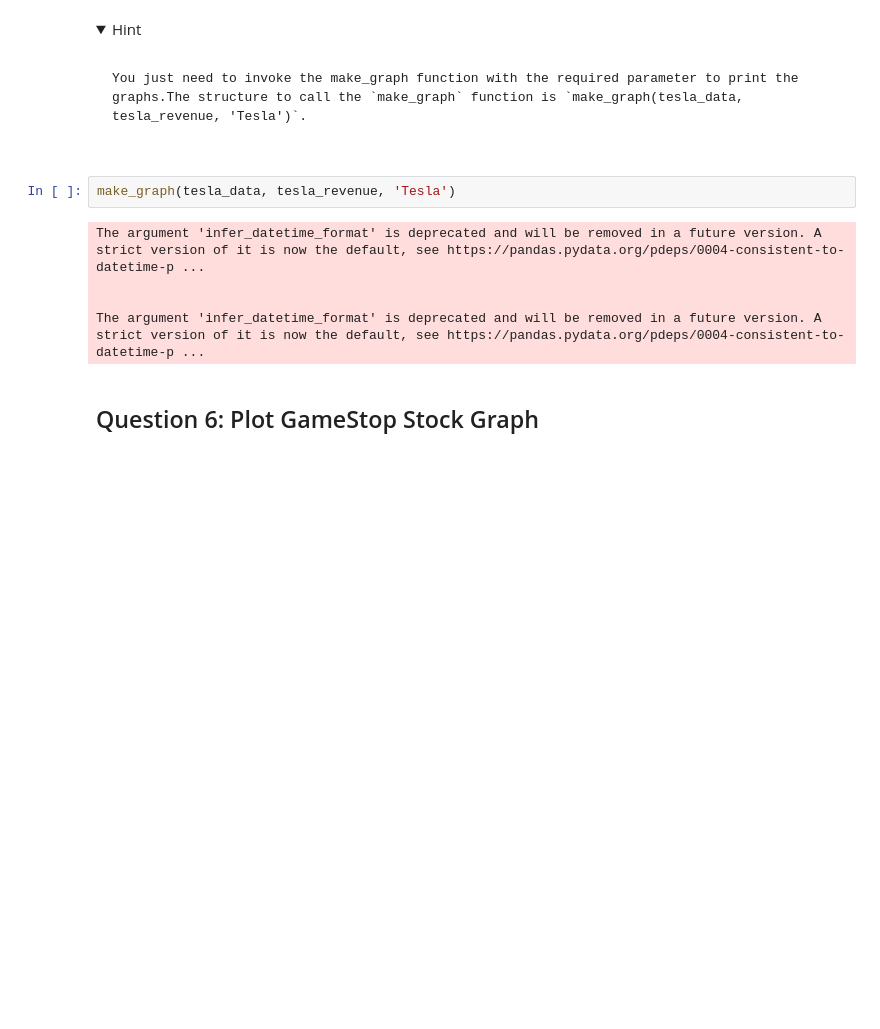
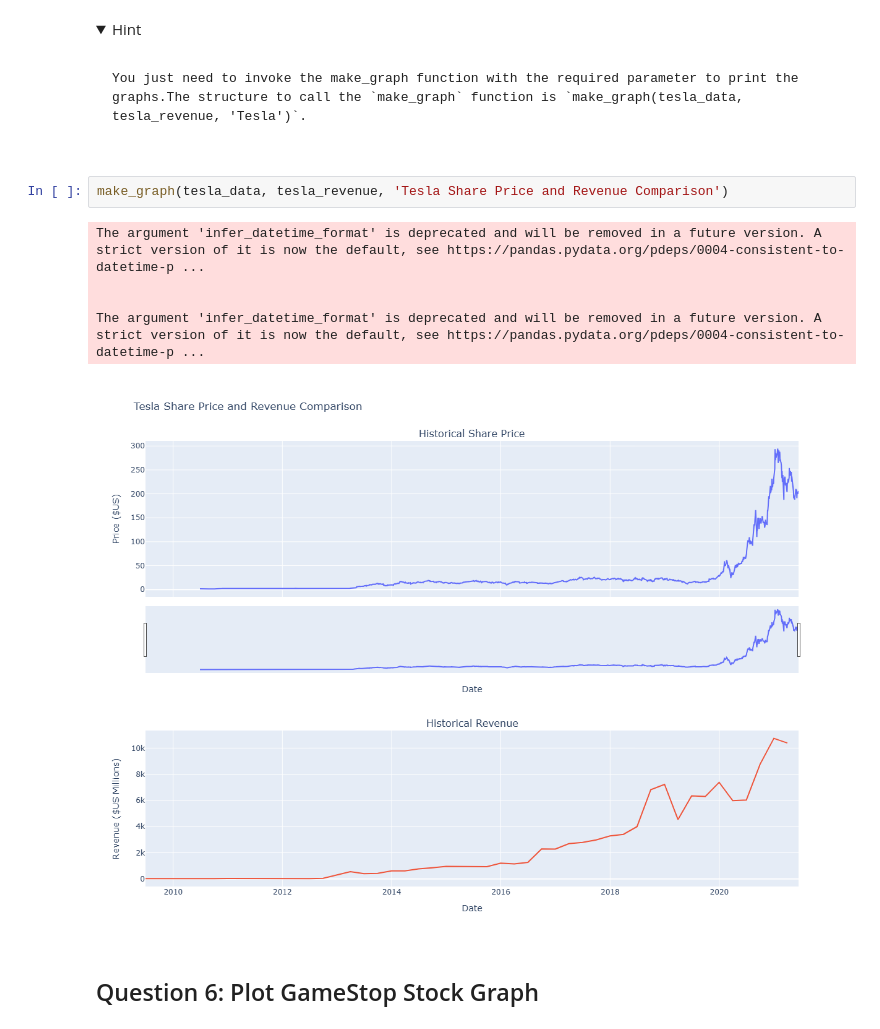
Before and after one commit to AGasconAfriat/stocks_python_project, a Jupyter notebook: Final Assignment.ipynb, the cells around one changed output. Cells and saved outputs as stored; diff of their text form; folded sections open; blank space fills up the shorter version.

Commit message:
New version, with graphics

```diff
--- a/Final Assignment.ipynb
+++ b/Final Assignment.ipynb
@@ -275,12 +275,13 @@ You just need to invoke the make_graph function with the required parameter to p
 
 </details>
 # %%
-make_graph(tesla_data, tesla_revenue, 'Tesla')
+make_graph(tesla_data, tesla_revenue, 'Tesla Share Price and Revenue Comparison')
 # %% [output]
 The argument 'infer_datetime_format' is deprecated and will be removed in a future version. A strict version of it is now the default, see https://pandas.pydata.org/pdeps/0004-consistent-to-datetime-p ...
 
 
 The argument 'infer_datetime_format' is deprecated and will be removed in a future version. A strict version of it is now the default, see https://pandas.pydata.org/pdeps/0004-consistent-to-datetime-p ...
+[figure, added]
 # %% [markdown]
 ## Question 6: Plot GameStop Stock Graph
 # %% [markdown]
```
Also changed, not shown: parts of 3 cells of this notebook.
